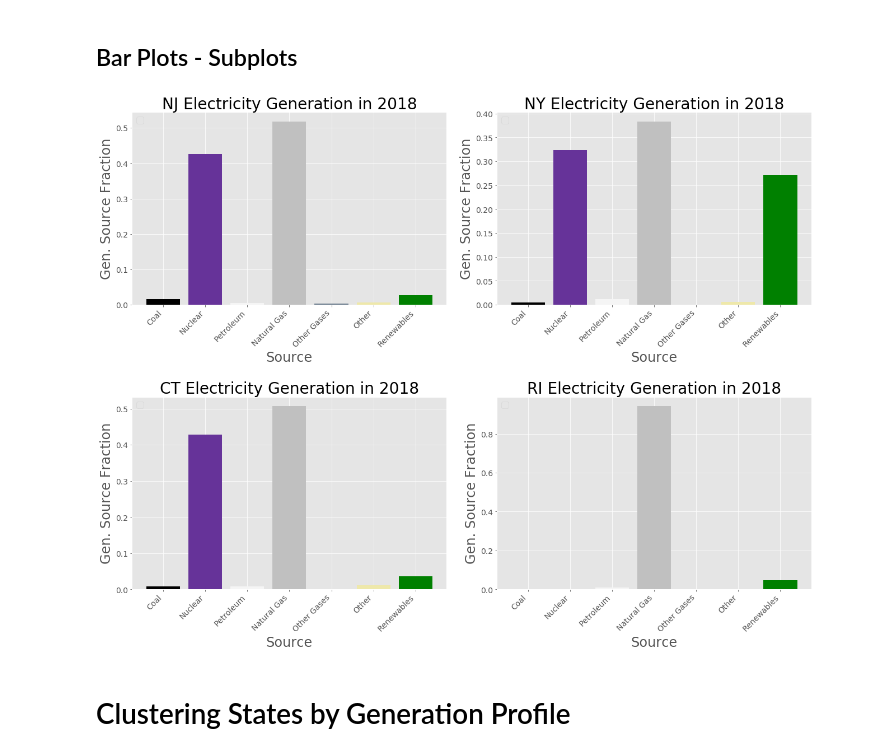
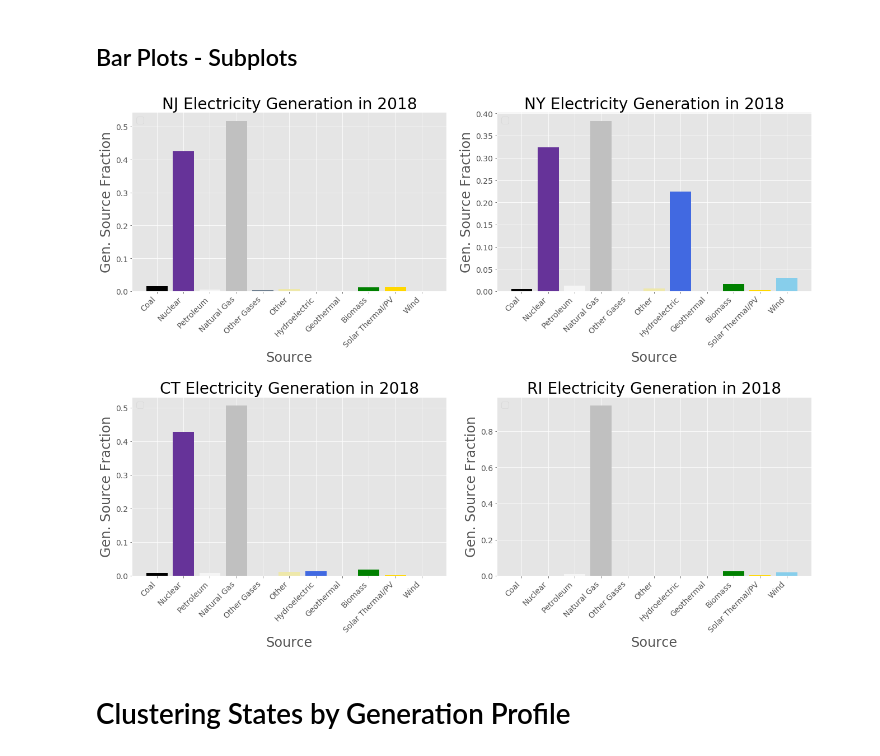
Before and after one commit to asternick/dsi9-capstone, a Jupyter notebook: modeling.ipynb, the cells around one changed output. Saved outputs shown, nothing was run; the diff lists cells and outputs as text; code cells hidden in the pictures.

```diff
--- a/modeling.ipynb
+++ b/modeling.ipynb
@@ -286,7 +291,7 @@ one_barplot(dfg, "ID", "Ren_cols", 2018, 15, 10)
 # %% [markdown]
 ## Bar Plots - Subplots
 # %%
-def subplot_barplots_2by2(dataframe, states, columns, year):
+def barplots(dataframe, states, columns, year):
     nrows = int(np.ceil(len(states)/2))
     height = nrows * 7
     fig, ax = plt.subplots(nrows=nrows, ncols=2, figsize = (18,height))
@@ -312,9 +317,9 @@ def subplot_barplots_2by2(dataframe, states, columns, year):
         if len(states) % 2 == 1:       #Turn off odd number of subplots
             ax[-1].axis('off')
 # %%
-subplot_barplots_2by2(dfg, ['NJ', 'NY', 'CT', 'RI'], "ren_cols", 2018)
+barplots(dfg, ['NJ', 'NY', 'CT', 'RI'], "gen_cols", 2018)
 # %% [output]
-[figure, old version]
+[figure, new version]
 # %% [markdown]
 # Clustering States by Generation Profile
 # %% [markdown]
```
Also changed, not shown: parts of 30 cells of this notebook, 16 other files.
